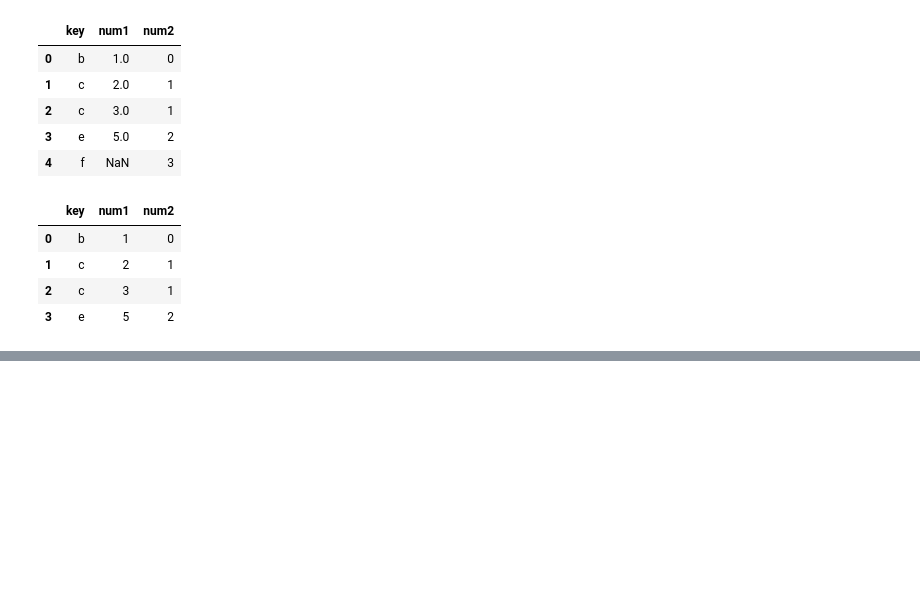
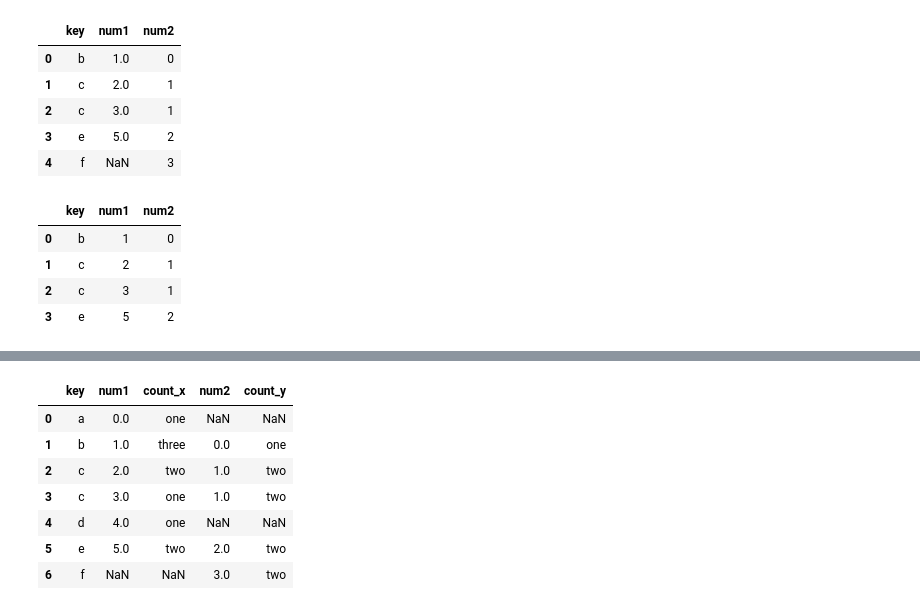
Before and after one commit to LevelUp-It-School/python12052025, a Jupyter notebook: lesson_21/pandas.ipynb, the cells around one changed output, grey strips where cells are left out. Saved outputs shown, nothing was run; the diff lists cells and outputs as text; code cells hidden in the pictures; blank space fills up the shorter version.

```diff
--- a/lesson_21/pandas.ipynb
+++ b/lesson_21/pandas.ipynb
@@ -1027,3 +1027,12 @@ pd.merge(d1, d2, how='inner')
 | 1 | c | 2 | 1 |
 | 2 | c | 3 | 1 |
 | 3 | e | 5 | 2 |
+# %%
+df1=pd.DataFrame(
+    {"key":["a","b","c","c","d","e"],
+     "num1":range(6),
+     "count":['one', 'three', 'two', 'one', 'one', 'two']})
+df2=pd.DataFrame(
+    {"key":["b","c","e","f"],
+     "num2":range(4),
+     "count":['one','two','two','two']})
@@ -1029,0 +1069,11 @@ pd.merge(d1, d2, how='inner')
+# %%
+pd.merge(df1, df2, on='key', how='outer')
+# %% [output]
+|  | key | num1 | count_x | num2 | count_y |
+| 0 | a | 0.0 | one | NaN | NaN |
+| 1 | b | 1.0 | three | 0.0 | one |
+| 2 | c | 2.0 | two | 1.0 | two |
+| 3 | c | 3.0 | one | 1.0 | two |
+| 4 | d | 4.0 | one | NaN | NaN |
+| 5 | e | 5.0 | two | 2.0 | two |
+| 6 | f | NaN | NaN | 3.0 | two |
```
Also changed, not shown: parts of 48 cells of this notebook, 4 other files.
